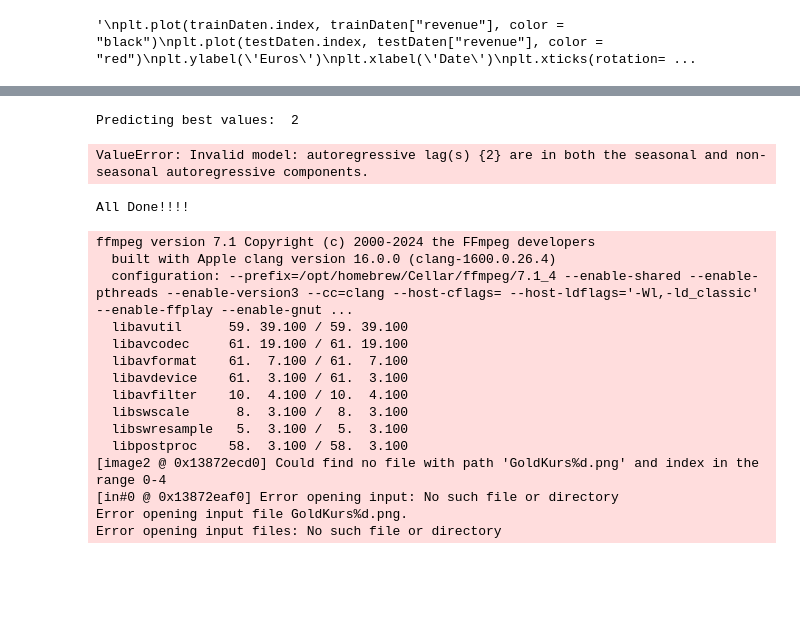
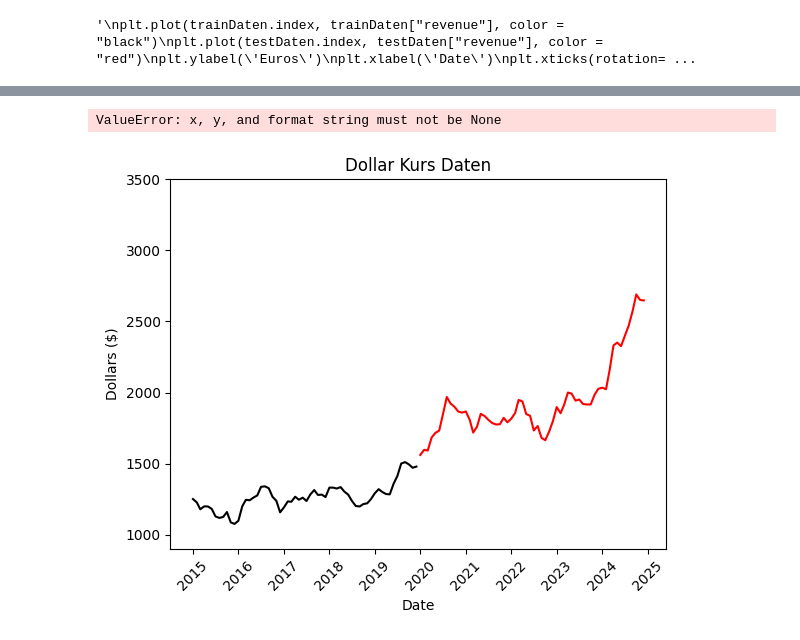
Before and after one commit to JorgeEOP/GoldPrognose, a Jupyter notebook: GoldPrognose.ipynb, the cells around one changed output, grey strips where cells are left out. Drawn from its saved outputs; the diff is of its cells as text; code cells hidden in the pictures; blank space fills up the shorter version.

Commit message:
Separated SARIMAX model tuning from jupyter notebook

```diff
--- a/GoldPrognose.ipynb
+++ b/GoldPrognose.ipynb
@@ -63,67 +61,24 @@ plt.show()
 # %%
 # Start to train the model: SARIMAX (extension of ARMA to seasonal and trends events. Gold preices)
-y = trainingSet["Price"]
-#y.index = pd.DatetimeIndex(y.index).to_period('D')  # Warum brauchen wir das eigentlich?
-#SARIMAXModel = SARIMAX(y, order = (1, 3, 3))
-#SARIMAXModel = SARIMAX(y, order = (1, 1, 1), seasonal_order=(2, 2, 2, 12))
+#y = trainingSet["Price"]
 
-#mse = mean_squared_error(testSet["Price"], forecastDF)
-#print ("mittlere quadratische Abweichung: ", mse)
+y = trainingSet['Price']
 
-NUMBER_OF_IMAGES_PRODUCED = 20
-for i in range(2, NUMBER_OF_IMAGES_PRODUCED):
-    if (i % 2 == 0 ):
-        continue
-    print("Predicting best values: ", i)
-    #SARIMAXModel = SARIMAX(y, order = (1, 1, 5), seasonal_order=(1, 2, 3, 12))
-    '''
-    Fitted Params:
-    seasonal_params (4, 2, 9)
-    '''
-    SARIMAXModel = SARIMAX(y, order = (1, 1, 5), seasonal_order=(4, 2, 9, i))
-    SARIMAXModel = SARIMAXModel.fit()
+forecastDF = SarimaxModell.simpleSarimaxForecast(trainingSet['Price'], testSet['Price'])
 
-    yForecast = SARIMAXModel.get_forecast( len(testSet.index) )
-    forecastDF = yForecast.conf_int(alpha = 0.05)
-
-    forecastDF["Predictions"] = SARIMAXModel.predict(start = forecastDF.index[0], end = forecastDF.index[-1])
-    forecastDF.index = testSet.index
-    forecastDF = forecastDF["Predictions"]
-
-    plt.ylabel('Dollars (\u0024)')
-    plt.xlabel('Date')
-    plt.xticks(rotation=45)
-    plt.title("Dollar Kurs Daten")
-    plt.ylim(900, 3500)
-    plt.plot(trainingSet.index, trainingSet["Price"], color = "black", label = "Train Dataset")
-    plt.plot(testSet.index, testSet["Price"], color = "red", label = "Test Dataset")
-    plt.plot(forecastDF, color='green', label = 'Predictions: ' + '(' + str(i) + ', 2, 3, 12)')
-    plt.legend(loc='upper left')
-    plt.savefig(ROOT_PLOT_PATH + "GoldKurs" + str(i) + ".png")
-    plt.clf()
-
-#plt.show()
+plt.ylabel('Dollars (\u0024)')
+plt.xlabel('Date')
+plt.xticks(rotation=45)
+plt.title("Dollar Kurs Daten")
+plt.ylim(900, 3500)
+plt.plot(trainingSet.index, trainingSet["Price"], color = "black", label = "Train Dataset")
+plt.plot(testSet.index, testSet["Price"], color = "red", label = "Test Dataset")
+plt.plot(forecastDF, color='green', label = 'Predictions')
+plt.legend(loc='upper left')
+#SarimaxModell.getSeasonalParameterVariationAsVideo(SarimaxModell.seasonalOrderDict['AROrder'] , 3, y, testSet['Price'])
 # %% [output]
-Predicting best values:  2
+ValueError: x, y, and format string must not be None
-ValueError: Invalid model: autoregressive lag(s) {2} are in both the seasonal and non-seasonal autoregressive components.
+[figure, added]
 # %%
-# Produce a small animation of the dollar course
-VideoProducer.generateVideo(ROOT_PLOT_PATH, 'SeasonalVierterParameter')
-print("All Done!!!!")
+#VideoProducer.generateVideo(config.ROOT_PLOT_PATH, 'SeasonalVierterParameter')
+#print("All Done!!!!")
-# %% [output]
-All Done!!!!
-ffmpeg version 7.1 Copyright (c) 2000-2024 the FFmpeg developers
-  built with Apple clang version 16.0.0 (clang-1600.0.26.4)
-  configuration: --prefix=/opt/homebrew/Cellar/ffmpeg/7.1_4 --enable-shared --enable-pthreads --enable-version3 --cc=clang --host-cflags= --host-ldflags='-Wl,-ld_classic' --enable-ffplay --enable-gnut ...
-  libavutil      59. 39.100 / 59. 39.100
-  libavcodec     61. 19.100 / 61. 19.100
-  libavformat    61.  7.100 / 61.  7.100
-  libavdevice    61.  3.100 / 61.  3.100
-  libavfilter    10.  4.100 / 10.  4.100
-  libswscale      8.  3.100 /  8.  3.100
-  libswresample   5.  3.100 /  5.  3.100
-  libpostproc    58.  3.100 / 58.  3.100
-[image2 @ 0x13872ecd0] Could find no file with path 'GoldKurs%d.png' and index in the range 0-4
-[in#0 @ 0x13872eaf0] Error opening input: No such file or directory
-Error opening input file GoldKurs%d.png.
-Error opening input files: No such file or directory
```
Also changed, not shown: parts of 2 cells of this notebook, 5 other files.
